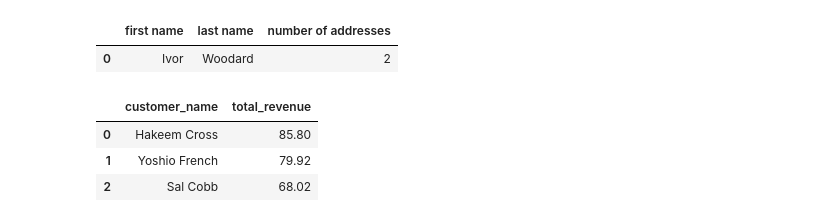
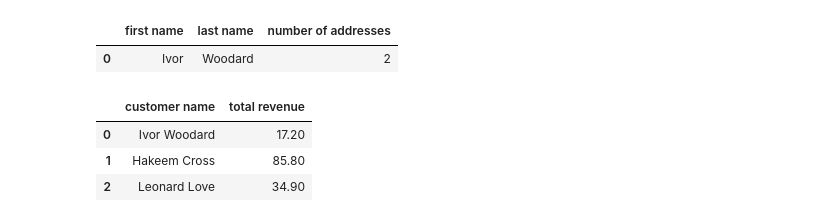
Before and after one commit to pablisch/data-analytics-fundamentals, a Jupyter notebook: data_assessment_4.ipynb, the cells around one changed output. Drawn from its saved outputs; the diff is of its cells as text; code cells hidden in the pictures.

```diff
--- a/data_assessment_4.ipynb
+++ b/data_assessment_4.ipynb
@@ -161,11 +164,13 @@ run_sql_query(query, cursor)
 query = """
         SELECT
             p.title AS 'product title',
-            SUM(o.amount) AS "total amount ordered"
+            COALESCE(SUM(oc.amount), 0) AS "total amount ordered"
         FROM Product p
-            LEFT JOIN OrderContent o ON o.product_id = p.id
+        LEFT JOIN OrderContent oc
+            ON oc.product_id = p.id
         GROUP BY p.title
-        ORDER BY SUM(o.amount) DESC;"""
+        ORDER BY COALESCE(SUM(oc.amount), 0) DESC;
+        """
 run_sql_query(query, cursor)
 # %% [output]
 |  | product title | total amount ordered |
@@ -181,0 +187,17 @@ run_sql_query(query, cursor)
+# %%
+# TASK 3
+# Context - The marketing team is planning a promotional campaign and wants to focus on the most popular products. You have been asked to generate a list of products, along with the total number of times each product was ordered. The list should be sorted from the most to the least popular product.
+# Task - Write a query to display the product title and the total number of times it was ordered. Sort the results by the total number of times each product was ordered in descending order.
+query = """
+        SELECT
+            p.title AS "product title",
+            SUM(oc.amount) AS "total number of times ordered"
+        FROM Product p
+        JOIN OrderContent oc
+            ON p.id = oc.product_id
+        GROUP BY
+            p.title
+        ORDER BY
+            SUM(oc.amount) DESC;
+        """
+run_sql_query(query, cursor)
@@ -186,14 +219,16 @@ run_sql_query(query, cursor)
 query = """
         SELECT
             c.first_name AS 'first name',
-            c.last_name  AS 'last name',
-            COUNT(*)     AS 'number of addresses'
+            c.last_name AS 'last name',
+            COUNT(a.id) AS 'number of addresses'
         FROM Customer c
-                 JOIN Address a
-                      ON c.id = a.customer_id
+        JOIN Address a
+            ON a.customer_id = c.id
         GROUP BY
-            c.id
-        HAVING COUNT(*) > 1
+            c.id,
+            c.first_name,
+            c.last_name
+        HAVING COUNT(a.id) > 1;
         """
 run_sql_query(query, cursor)
 # %% [output]
@@ -202,24 +237,24 @@ run_sql_query(query, cursor)
 # %%
 # TASK 5
 # Context - The finance team is preparing a customer sales report to identify high-value customers for a loyalty program. You have been asked to provide the total revenue generated by each customer from all of their orders.
 # Task - Write a query to calculate the total revenue for each customer and display the top 3. Display the customer’s full name (as customer_name) and their total revenue from all orders. The results should be sorted by total revenue in descending order, showing the most valuable customers first.
 query = """
         SELECT
-            CONCAT(c.first_name, ' ', c.last_name) AS customer_name,
-            SUM(oc.amount * p.price) AS total_revenue
+            CONCAT(c.first_name, ' ', c.last_name) AS 'customer name',
+            SUM(oc.amount * p.price) AS 'total revenue'
         FROM Customer c
                  JOIN OnlineOrder o
                       ON c.id = o.customer_id
                  JOIN OrderContent oc
                       ON o.id = oc.order_id
                  JOIN Product p
                       ON oc.product_id = p.id
         GROUP BY c.id, c.first_name, c.last_name
-        ORDER BY total_revenue DESC
+        ORDER BY 'total revenue' DESC
             LIMIT 3;"""
 run_sql_query(query, cursor)
 # %% [output]
-|  | customer_name | total_revenue |
-| 0 | Hakeem Cross | 85.80 |
-| 1 | Yoshio French | 79.92 |
-| 2 | Sal Cobb | 68.02 |
+|  | customer name | total revenue |
+| 0 | Ivor Woodard | 17.20 |
+| 1 | Hakeem Cross | 85.80 |
+| 2 | Leonard Love | 34.90 |
```
Also changed, not shown: parts of 3 cells of this notebook.
